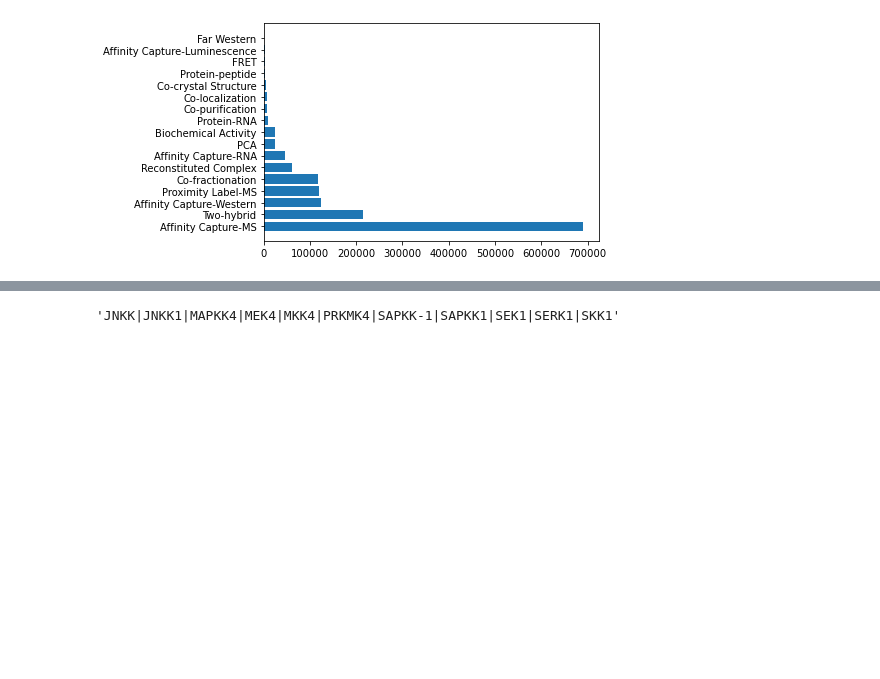
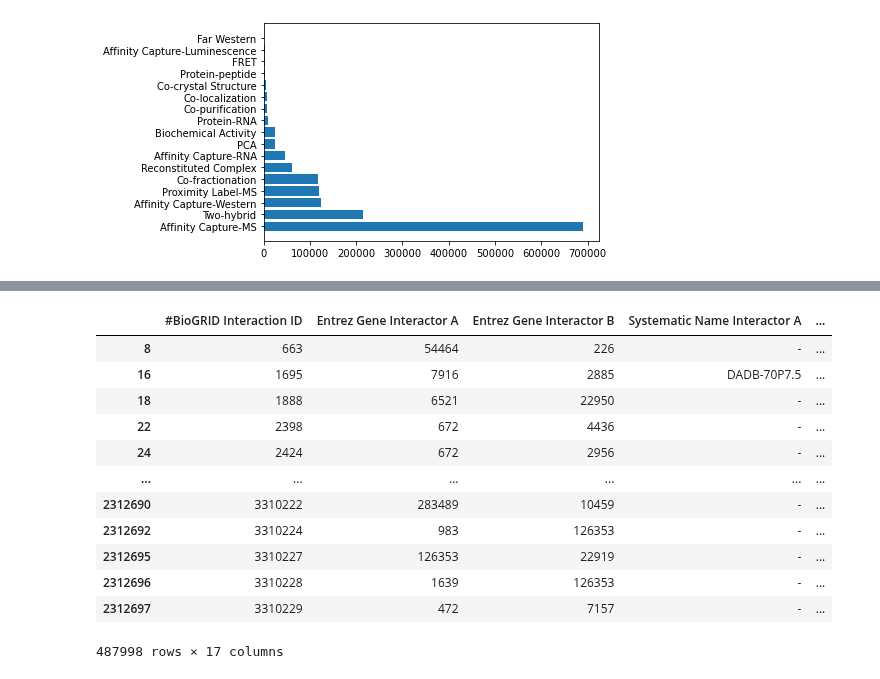
Before and after one commit to ajipalar/pynet, a Jupyter notebook: devel/PlotBioGridStats.ipynb, the cells around one changed output, grey strips where cells are left out. Saved outputs shown, nothing was run; the diff lists cells and outputs as text; code cells hidden in the pictures; blank space fills up the shorter version.

```diff
--- a/devel/PlotBioGridStats.ipynb
+++ b/devel/PlotBioGridStats.ipynb
@@ -493,4 +448,0 @@ def col_map(df: DataFrame,
-# %%
-spec_counts_df = col_map(spec_counts_df,
-                              'Bait',
-                              lambda i: i.lower())
@@ -512,0 +449,2 @@ spec_counts_df
+# %%
+biogrid = filter_biogrid(spec_counts_df, biogrid)
@@ -517,4 +461,16 @@ plot_col(biogrid, 'Experimental System')
-# %%
-biogrid['Synonyms Interactor A'][0]
-# %% [output]
-'JNKK|JNKK1|MAPKK4|MEK4|MKK4|PRKMK4|SAPKK-1|SAPKK1|SEK1|SERK1|SKK1'
+# %%
+biogrid
+# %% [output]
+|  | #BioGRID Interaction ID | Entrez Gene Interactor A | Entrez Gene Interactor B | Systematic Name Interactor A | ... |
+| 8 | 663 | 54464 | 226 | - | ... |
+| 16 | 1695 | 7916 | 2885 | DADB-70P7.5 | ... |
+| 18 | 1888 | 6521 | 22950 | - | ... |
+| 22 | 2398 | 672 | 4436 | - | ... |
+| 24 | 2424 | 672 | 2956 | - | ... |
+| ... | ... | ... | ... | ... | ... |
+| 2312690 | 3310222 | 283489 | 10459 | - | ... |
+| 2312692 | 3310224 | 983 | 126353 | - | ... |
+| 2312695 | 3310227 | 126353 | 22919 | - | ... |
+| 2312696 | 3310228 | 1639 | 126353 | - | ... |
+| 2312697 | 3310229 | 472 | 7157 | - | ... |
+487998 rows × 17 columns
```
Also changed, not shown: parts of 11 cells of this notebook.
